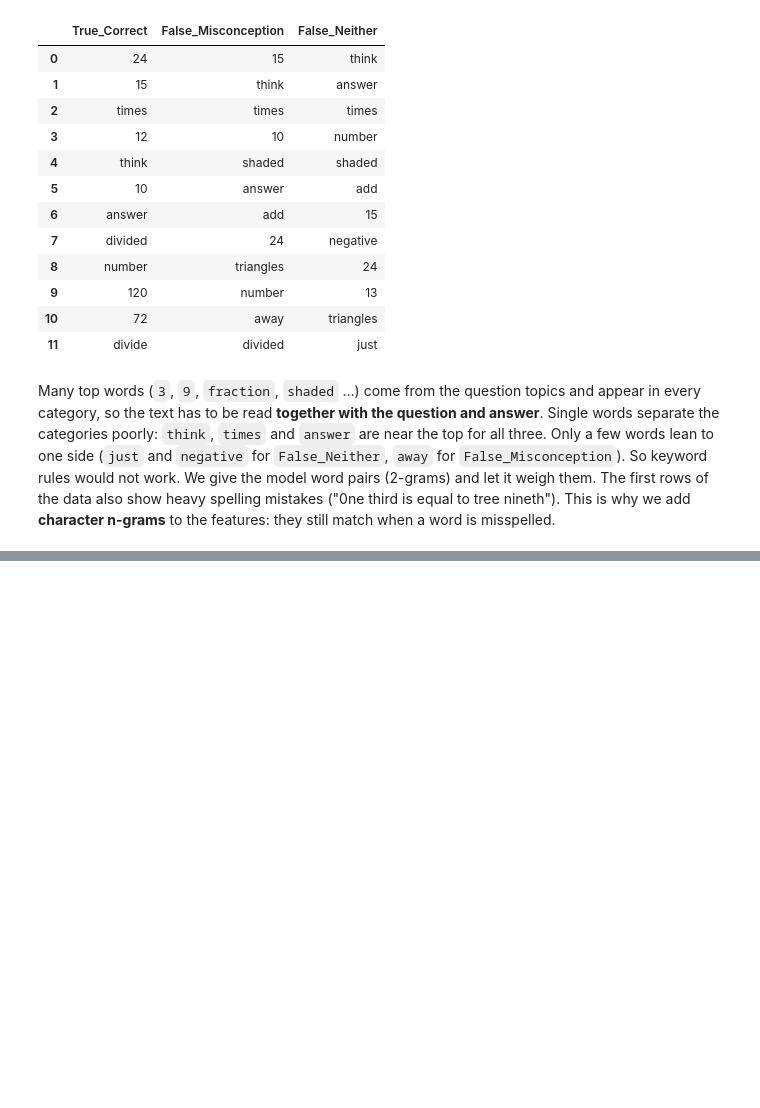
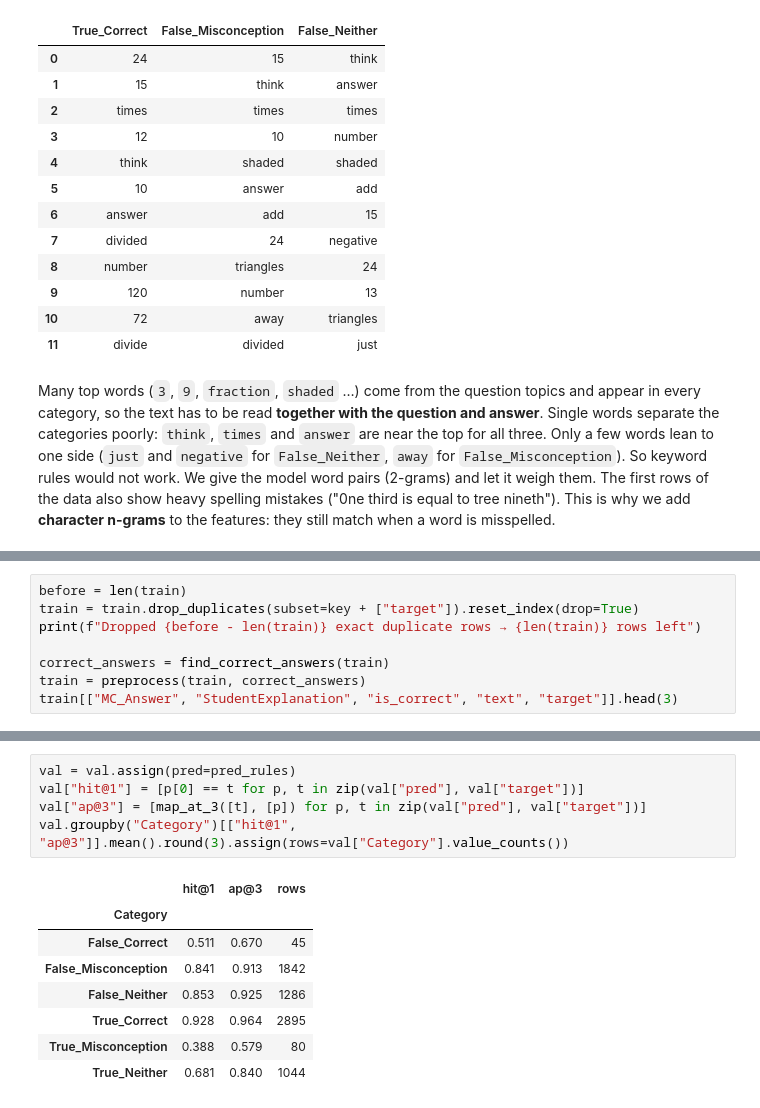
Before and after one commit to ceng313-2026/GROUP31_CENG313, a Jupyter notebook: assignment1_eda_baseline.ipynb, the cells around one changed output, grey strips where cells are left out. Saved outputs shown, nothing was run; the diff lists cells and outputs as text; blank space fills up the shorter version.

```diff
--- a/assignment1_eda_baseline.ipynb
+++ b/assignment1_eda_baseline.ipynb
@@ -300,0 +317,8 @@ The first rows of the data also show heavy spelling mistakes ("0ne third is equa
+# %%
+before = len(train)
+train = train.drop_duplicates(subset=key + ["target"]).reset_index(drop=True)
+print(f"Dropped {before - len(train)} exact duplicate rows → {len(train)} rows left")
+
+correct_answers = find_correct_answers(train)
+train = preprocess(train, correct_answers)
+train[["MC_Answer", "StudentExplanation", "is_correct", "text", "target"]].head(3)
@@ -300,0 +400,14 @@ The first rows of the data also show heavy spelling mistakes ("0ne third is equa
+# %%
+val = val.assign(pred=pred_rules)
+val["hit@1"] = [p[0] == t for p, t in zip(val["pred"], val["target"])]
+val["ap@3"] = [map_at_3([t], [p]) for p, t in zip(val["pred"], val["target"])]
+val.groupby("Category")[["hit@1", "ap@3"]].mean().round(3).assign(rows=val["Category"].value_counts())
+# %% [output]
+|  | hit@1 | ap@3 | rows |
+| Category |  |  |  |
+| False_Correct | 0.511 | 0.670 | 45 |
+| False_Misconception | 0.841 | 0.913 | 1842 |
+| False_Neither | 0.853 | 0.925 | 1286 |
+| True_Correct | 0.928 | 0.964 | 2895 |
+| True_Misconception | 0.388 | 0.579 | 80 |
+| True_Neither | 0.681 | 0.840 | 1044 |
```
Also changed, not shown: parts of 13 cells of this notebook, 1 other file.
